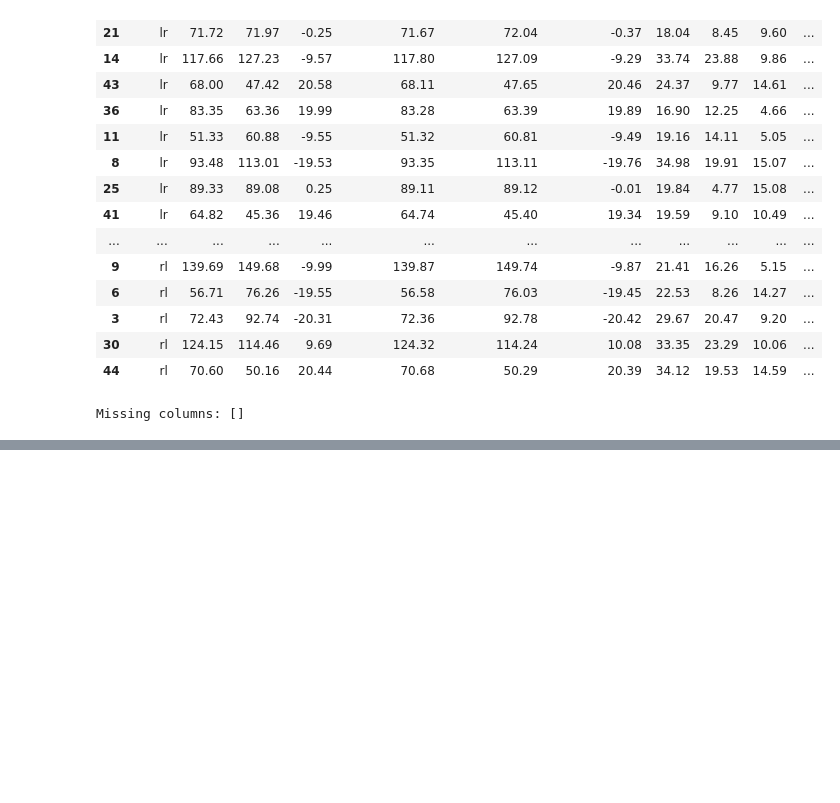
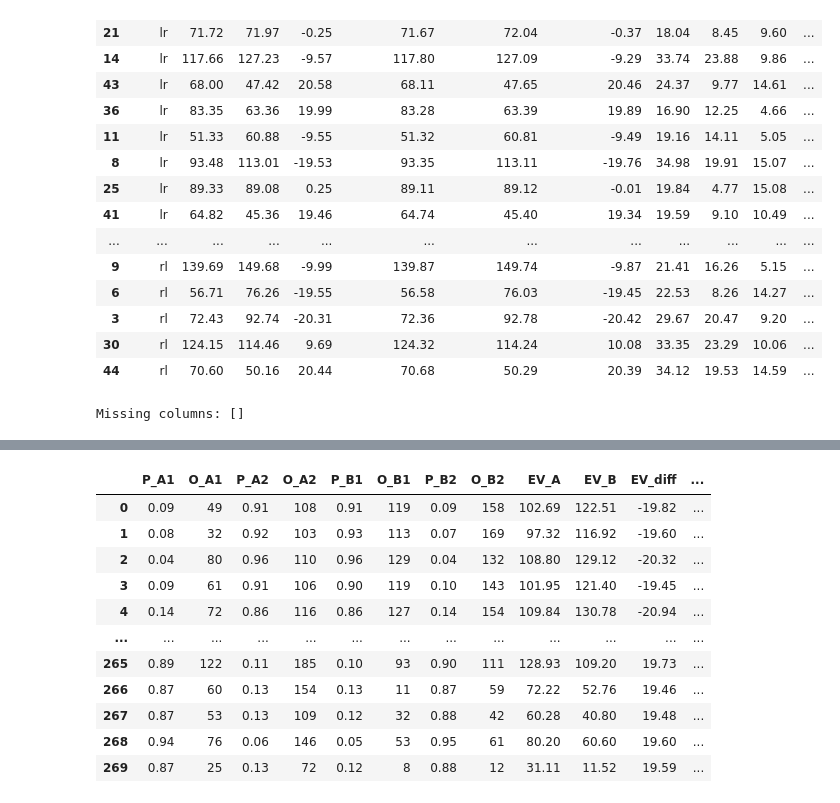
Before and after one commit to MaohuaNie/study3stimuli, a Jupyter notebook: stimuli_study3.ipynb, the cells around one changed output, grey strips where cells are left out. Saved outputs shown, nothing was run; the diff lists cells and outputs as text; code cells hidden in the pictures; blank space fills up the shorter version.

```diff
--- a/stimuli_study3.ipynb
+++ b/stimuli_study3.ipynb
@@ -555,0 +873,100 @@ Missing columns: []
+# %%
+import numpy as np
+import pandas as pd
+import random
+
+# Define the skewness calculation function
+def calculate_skewness(probabilities, outcomes):
+    probabilities = np.array(probabilities)
+    outcomes = np.array(outcomes)
+    mu = np.sum(outcomes * probabilities)
+    sigma_squared = np.sum((outcomes**2) * probabilities) - mu**2
+    mu_3 = np.sum(((outcomes - mu)**3) * probabilities)
+    skewness = mu_3 / (sigma_squared**(3/2)) if sigma_squared > 0 else 0
+    return skewness
+
+# Generate a set of lottery pairs with given constraints
+def generate_lottery_pairs():
+    ev_levels = [-20, -10, 0, 10, 20]
+    sd_levels = [5, 10, 15]
+    skew_levels = ["right_vs_left", "left_vs_right", "no_skew_vs_no_skew"]
+
+    data = []
+
+    for skew in skew_levels:
+        for ev in ev_levels:
+            for sd in sd_levels:
+                trials_found = 0
+                while trials_found < 10:  # Run until 3 trials are found
+                    O_A1, O_A2 = sorted(random.sample(range(2, 200), 2))
+                    P_A1 = round(random.uniform(0.02, 0.98), 2)
+                    P_A2 = round(1 - P_A1, 2)
+
+                    O_B1, O_B2 = sorted(random.sample(range(2, 200), 2))
+                    P_B1 = round(random.uniform(0.02, 0.98), 2)
+                    P_B2 = round(1 - P_B1, 2)
+
+                    EV_A = P_A1 * O_A1 + P_A2 * O_A2
+                    EV_B = P_B1 * O_B1 + P_B2 * O_B2
+                    EV_diff = round(EV_A - EV_B, 2)
+
+                    SD_A = np.sqrt(P_A1 * (O_A1 - EV_A)**2 + P_A2 * (O_A2 - EV_A)**2)
+                    SD_B = np.sqrt(P_B1 * (O_B1 - EV_B)**2 + P_B2 * (O_B2 - EV_B)**2)
+                    SD_diff = round(SD_A - SD_B, 2)
+
+                    skew_A = calculate_skewness([P_A1, P_A2], [O_A1, O_A2])
+                    skew_B = calculate_skewness([P_B1, P_B2], [O_B1, O_B2])
+                    skew_diff = skew_A - skew_B
+
+                    skew_valid = False
+                    skew_abs_diff = abs(abs(skew_A) - abs(skew_B))
+
+                    if skew == "right_vs_left":
+                        if (skew_A > 2 and skew_B < -2) and skew_abs_diff < 0.5:
+                            skew_valid = True
+                    elif skew == "left_vs_right":
+                        if (skew_A < -2 and skew_B > 2) and skew_abs_diff < 0.5:
+                            skew_valid = True
+                    elif skew == "no_skew_vs_no_skew":
+                        if (-0.5 <= skew_A <= 0.5 and -0.5 <= skew_B <= 0.5) and skew_abs_diff < 0.5:
+                            skew_valid = True
+
+                    if skew_valid and \
+                       abs(EV_diff - ev) <= 1 and \
+                       abs(SD_diff - sd) <= 1:
+                        data.append({
+                            "P_A1": P_A1, "O_A1": O_A1, "P_A2": P_A2, "O_A2": O_A2,
+                            "P_B1": P_B1, "O_B1": O_B1, "P_B2": P_B2, "O_B2": O_B2,
+                            "EV_A": EV_A, "EV_B": EV_B, "EV_diff": EV_diff,
+                            "SD_A": SD_A, "SD_B": SD_B, "SD_diff": SD_diff,
+                            "skew_A": skew_A, "skew_B": skew_B, 'skew_diff': skew_diff,
+                            "skew_level": skew,
+                            "ev_level": ev,
+                            "sd_level": sd
+                        })
+                        trials_found += 1
+
+    return pd.DataFrame(data)
+
+# Generate the lottery pairs
+lottery_pairs = generate_lottery_pairs()
+
+# Sort and reset index
+lottery_pairs_sorted = lottery_pairs.sort_values(by=['skew_level', 'ev_level', 'sd_level'], ascending=[True, True, True])
+lottery_pairs_sorted.reset_index(drop=True, inplace=True)
+
+# Display the sorted dataframe
+lottery_pairs_sorted
+# %% [output]
+|  | P_A1 | O_A1 | P_A2 | O_A2 | P_B1 | O_B1 | P_B2 | O_B2 | EV_A | EV_B | EV_diff | ... |
+| 0 | 0.09 | 49 | 0.91 | 108 | 0.91 | 119 | 0.09 | 158 | 102.69 | 122.51 | -19.82 | ... |
+| 1 | 0.08 | 32 | 0.92 | 103 | 0.93 | 113 | 0.07 | 169 | 97.32 | 116.92 | -19.60 | ... |
+| 2 | 0.04 | 80 | 0.96 | 110 | 0.96 | 129 | 0.04 | 132 | 108.80 | 129.12 | -20.32 | ... |
+| 3 | 0.09 | 61 | 0.91 | 106 | 0.90 | 119 | 0.10 | 143 | 101.95 | 121.40 | -19.45 | ... |
+| 4 | 0.14 | 72 | 0.86 | 116 | 0.86 | 127 | 0.14 | 154 | 109.84 | 130.78 | -20.94 | ... |
+| ... | ... | ... | ... | ... | ... | ... | ... | ... | ... | ... | ... | ... |
+| 265 | 0.89 | 122 | 0.11 | 185 | 0.10 | 93 | 0.90 | 111 | 128.93 | 109.20 | 19.73 | ... |
+| 266 | 0.87 | 60 | 0.13 | 154 | 0.13 | 11 | 0.87 | 59 | 72.22 | 52.76 | 19.46 | ... |
+| 267 | 0.87 | 53 | 0.13 | 109 | 0.12 | 32 | 0.88 | 42 | 60.28 | 40.80 | 19.48 | ... |
+| 268 | 0.94 | 76 | 0.06 | 146 | 0.05 | 53 | 0.95 | 61 | 80.20 | 60.60 | 19.60 | ... |
+| 269 | 0.87 | 25 | 0.13 | 72 | 0.12 | 8 | 0.88 | 12 | 31.11 | 11.52 | 19.59 | ... |
```
Also changed, not shown: parts of 13 cells of this notebook, 1 other file.
